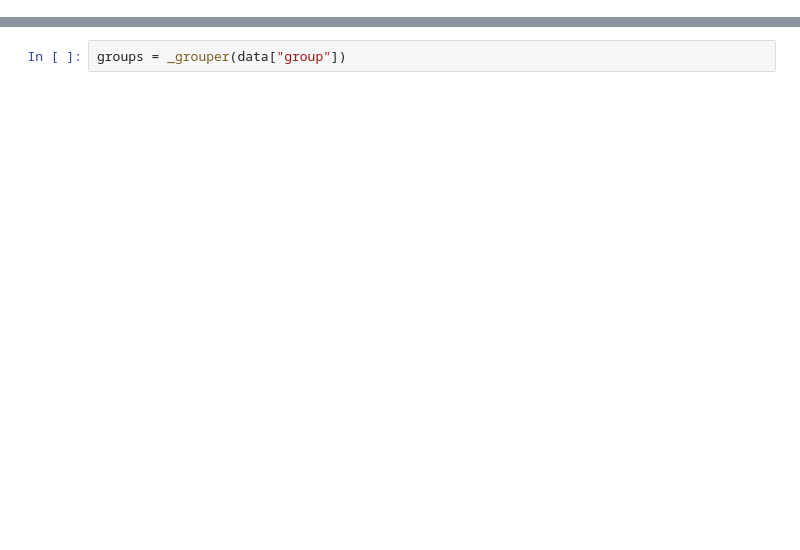
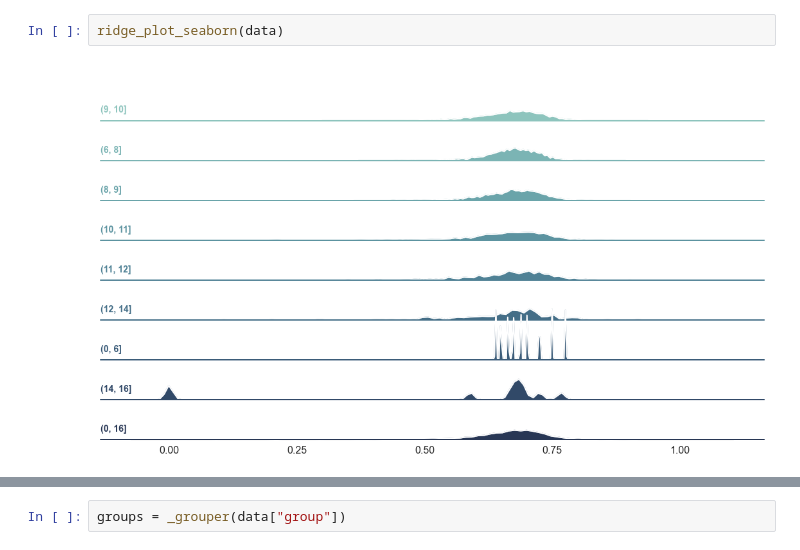
Before and after one commit to timmens/timmens.github.io, a Jupyter notebook: notebooks/ridgeplot.ipynb, the cells around one changed output, grey strips where cells are left out. Cells and saved outputs as stored; diff of their text form; blank space fills up the shorter version.

Commit message:
Update ridgeplot notebook.

```diff
--- a/notebooks/ridgeplot.ipynb
+++ b/notebooks/ridgeplot.ipynb
@@ -237,0 +112,4 @@ def ridge_plot(
+# %%
+ridge_plot_seaborn(data)
+# %% [output]
+[figure, added]
```
Also changed, not shown: parts of 14 cells of this notebook, 2 other files.
